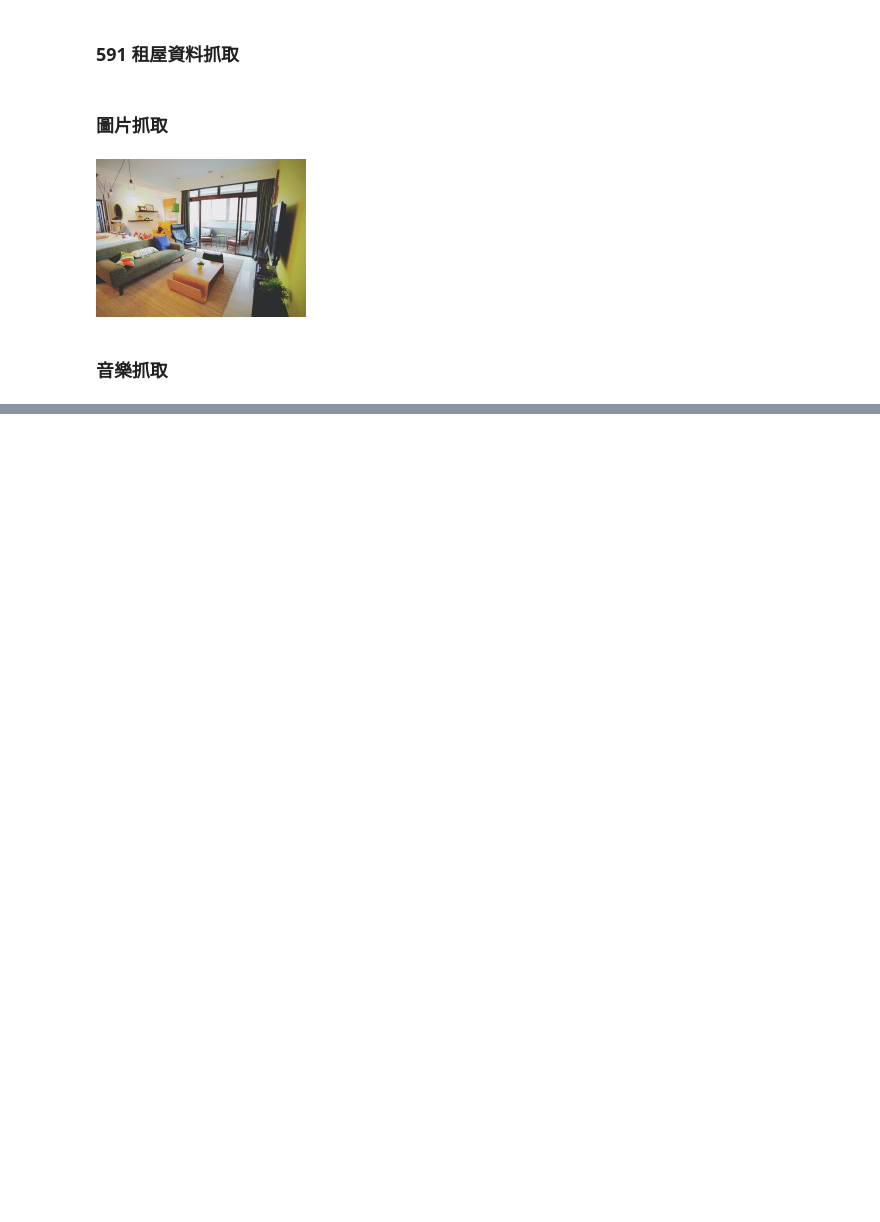
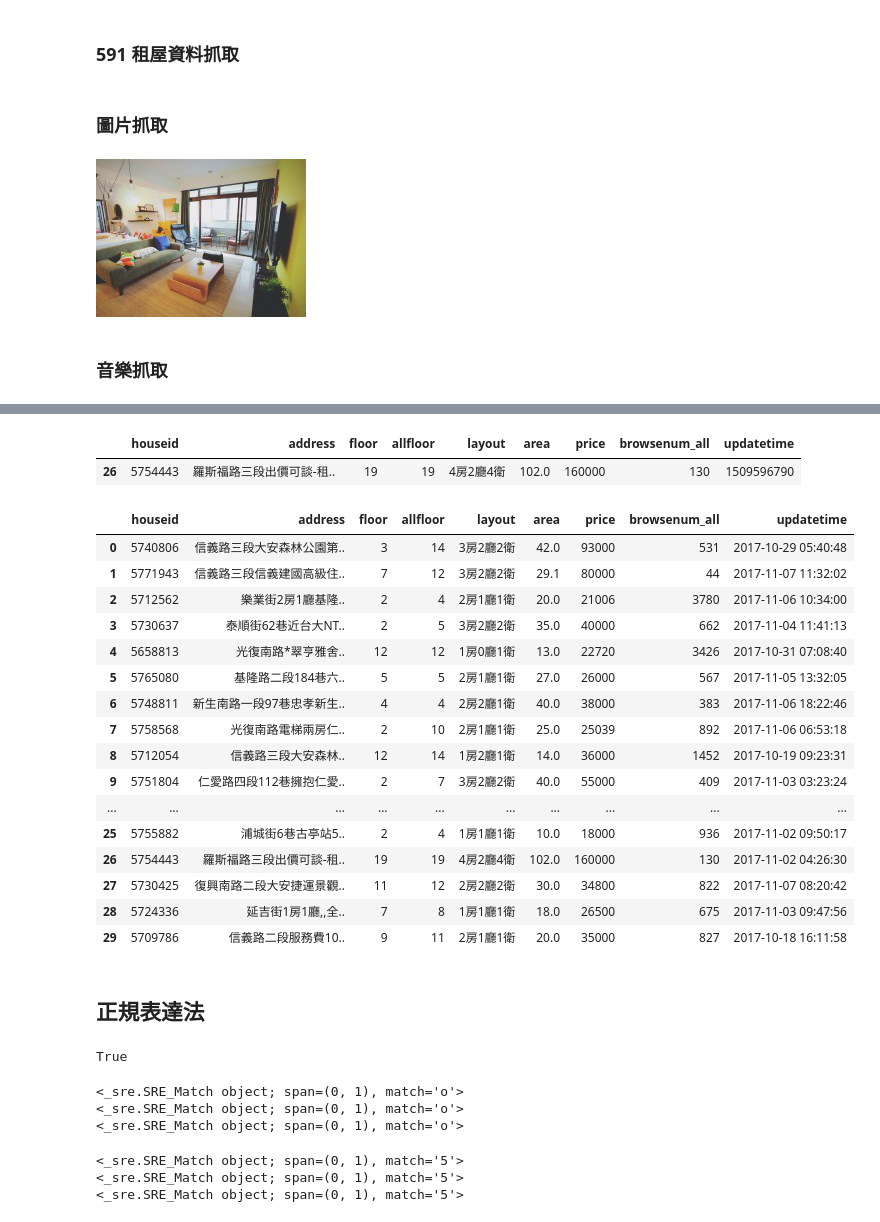
Before and after one commit to ywchiu/fetnetpy, a Jupyter notebook: Demo20171108.ipynb, the cells around one changed output, grey strips where cells are left out. Cells and saved outputs as stored; diff of their text form; code cells hidden in the pictures; blank space fills up the shorter version.

Commit message:
data cleansing

```diff
--- a/Demo20171108.ipynb
+++ b/Demo20171108.ipynb
@@ -116,0 +208,3 @@ with open('music.mp3', 'wb') as f:
+# %%
+import pandas
+df = pandas.DataFrame(jd['data']['data'])
@@ -116,0 +223,2 @@ with open('music.mp3', 'wb') as f:
+# %%
+df = df[['houseid','address', 'floor', 'allfloor', 'layout', 'area', 'price', 'browsenum_all', 'updatetime']]
@@ -116,0 +230,6 @@ with open('music.mp3', 'wb') as f:
+# %%
+def normalizePrice(ele):
+    return int(ele.replace(',', ''))
+
+
+df['price'] = df['price'].map(normalizePrice)
@@ -116,0 +248,59 @@ with open('music.mp3', 'wb') as f:
+# %%
+df[df['price'] == df['price'].max() ]
+# %% [output]
+|  | houseid | address | floor | allfloor | layout | area | price | browsenum_all | updatetime |
+| 26 | 5754443 | 羅斯福路三段出價可談-租.. | 19 | 19 | 4房2廳4衛 | 102.0 | 160000 | 130 | 1509596790 |
+# %%
+df['updatetime'] = pandas.to_datetime(df['updatetime'], unit = 's')
+# %%
+df
+# %% [output]
+|  | houseid | address | floor | allfloor | layout | area | price | browsenum_all | updatetime |
+| 0 | 5740806 | 信義路三段大安森林公園第.. | 3 | 14 | 3房2廳2衛 | 42.0 | 93000 | 531 | 2017-10-29 05:40:48 |
+| 1 | 5771943 | 信義路三段信義建國高級住.. | 7 | 12 | 3房2廳2衛 | 29.1 | 80000 | 44 | 2017-11-07 11:32:02 |
+| 2 | 5712562 | 樂業街2房1廳基隆.. | 2 | 4 | 2房1廳1衛 | 20.0 | 21006 | 3780 | 2017-11-06 10:34:00 |
+| 3 | 5730637 | 泰順街62巷近台大NT.. | 2 | 5 | 3房2廳2衛 | 35.0 | 40000 | 662 | 2017-11-04 11:41:13 |
+| 4 | 5658813 | 光復南路*翠亨雅舍.. | 12 | 12 | 1房0廳1衛 | 13.0 | 22720 | 3426 | 2017-10-31 07:08:40 |
+| 5 | 5765080 | 基隆路二段184巷六.. | 5 | 5 | 2房1廳1衛 | 27.0 | 26000 | 567 | 2017-11-05 13:32:05 |
+| 6 | 5748811 | 新生南路一段97巷忠孝新生.. | 4 | 4 | 2房2廳1衛 | 40.0 | 38000 | 383 | 2017-11-06 18:22:46 |
+| 7 | 5758568 | 光復南路電梯兩房仁.. | 2 | 10 | 2房1廳1衛 | 25.0 | 25039 | 892 | 2017-11-06 06:53:18 |
+| 8 | 5712054 | 信義路三段大安森林.. | 12 | 14 | 1房2廳1衛 | 14.0 | 36000 | 1452 | 2017-10-19 09:23:31 |
+| 9 | 5751804 | 仁愛路四段112巷擁抱仁愛.. | 2 | 7 | 3房2廳2衛 | 40.0 | 55000 | 409 | 2017-11-03 03:23:24 |
+| ... | ... | ... | ... | ... | ... | ... | ... | ... | ... |
+| 25 | 5755882 | 浦城街6巷古亭站5.. | 2 | 4 | 1房1廳1衛 | 10.0 | 18000 | 936 | 2017-11-02 09:50:17 |
+| 26 | 5754443 | 羅斯福路三段出價可談-租.. | 19 | 19 | 4房2廳4衛 | 102.0 | 160000 | 130 | 2017-11-02 04:26:30 |
+| 27 | 5730425 | 復興南路二段大安捷運景觀.. | 11 | 12 | 2房2廳2衛 | 30.0 | 34800 | 822 | 2017-11-07 08:20:42 |
+| 28 | 5724336 | 延吉街1房1廳,,全.. | 7 | 8 | 1房1廳1衛 | 18.0 | 26500 | 675 | 2017-11-03 09:47:56 |
+| 29 | 5709786 | 信義路二段服務費10.. | 9 | 11 | 2房1廳1衛 | 20.0 | 35000 | 827 | 2017-10-18 16:11:58 |
+# %% [markdown]
+## 正規表達法
+# %%
+a = ' my phone number is 0912345678, please call me after the meeting is end'
+'0912345678' in a
+# %% [output]
+True
+# %%
+import re
+s = 'o'
+print(re.match('o', s))
+
+# [] match any character within []
+print(re.match('[abcdefghijklmnopqrstuvwxyz]', s))
+
+# - : [a-z] => [abcdedghijklmnopqrstuvwxyz]
+print(re.match('[a-z]', s))
+# %% [output]
+<_sre.SRE_Match object; span=(0, 1), match='o'>
+<_sre.SRE_Match object; span=(0, 1), match='o'>
+<_sre.SRE_Match object; span=(0, 1), match='o'>
+# %%
+n  = '5'
+print(re.match('[0123456789]', n))
+print(re.match('[0-9]', n))
+
+# \d: \d => [0-9]
+print(re.match('\d', n))
+# %% [output]
+<_sre.SRE_Match object; span=(0, 1), match='5'>
+<_sre.SRE_Match object; span=(0, 1), match='5'>
+<_sre.SRE_Match object; span=(0, 1), match='5'>
```
Also changed, not shown: parts of 26 cells of this notebook.
